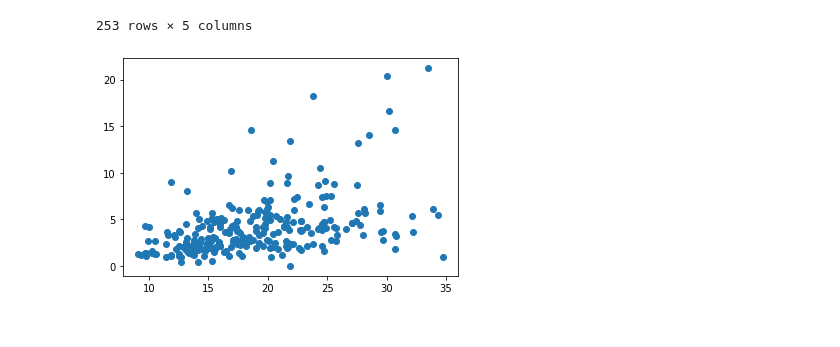
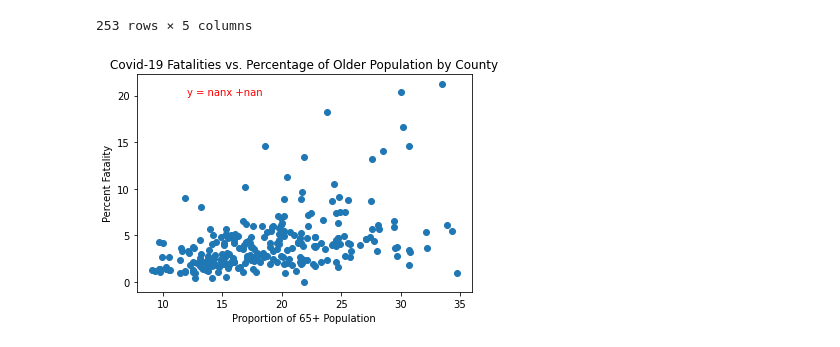
Before and after one commit to Mvhaynes/Project1-covid-analysis, a Jupyter notebook: Covid Analysis.ipynb, the cells around one changed output. Cells and saved outputs as stored; diff of their text form; code cells hidden in the pictures.

Commit message:
scatter

```diff
--- a/Covid Analysis.ipynb
+++ b/Covid Analysis.ipynb
@@ -231,18 +231,33 @@ summary_cases
 # %%
 ## Build scatterplot
 
 # Get x and y values
 x_pc_65 = summary_cases['% 65+']
 y_pc_fatality = summary_cases['% Fatal']
 
 # Convert to numeric
 x_pc_65 = pd.to_numeric(x_pc_65)
 y_pc_fatality = pd.to_numeric(y_pc_fatality)
 
+# Check for outliers
+
+
 # Add to scatterplot
 plt.scatter(x_pc_65, y_pc_fatality)
-plt.show()
+
+# Labels
+plt.title('Covid-19 Fatalities vs. Percentage of Older Population by County')
+plt.xlabel('Proportion of 65+ Population')
+plt.ylabel('Percent Fatality')
 
 # Add linear regression
+(slope, intercept, rvalue, pvalue, std) = linregress(x_pc_65, y_pc_fatality)
+regression_values = x_pc_65 * slope + intercept
+line_equation = 'y = ' + str(slope.round(2)) + 'x +' + str(intercept.round(2))
+plt.plot(x_pc_65, regression_values)
+plt.annotate(line_equation, (12,20), fontsize=10, color='r')
+
+
+plt.show()
 # %% [output]
-[figure, old version]
+[figure, new version]
```
